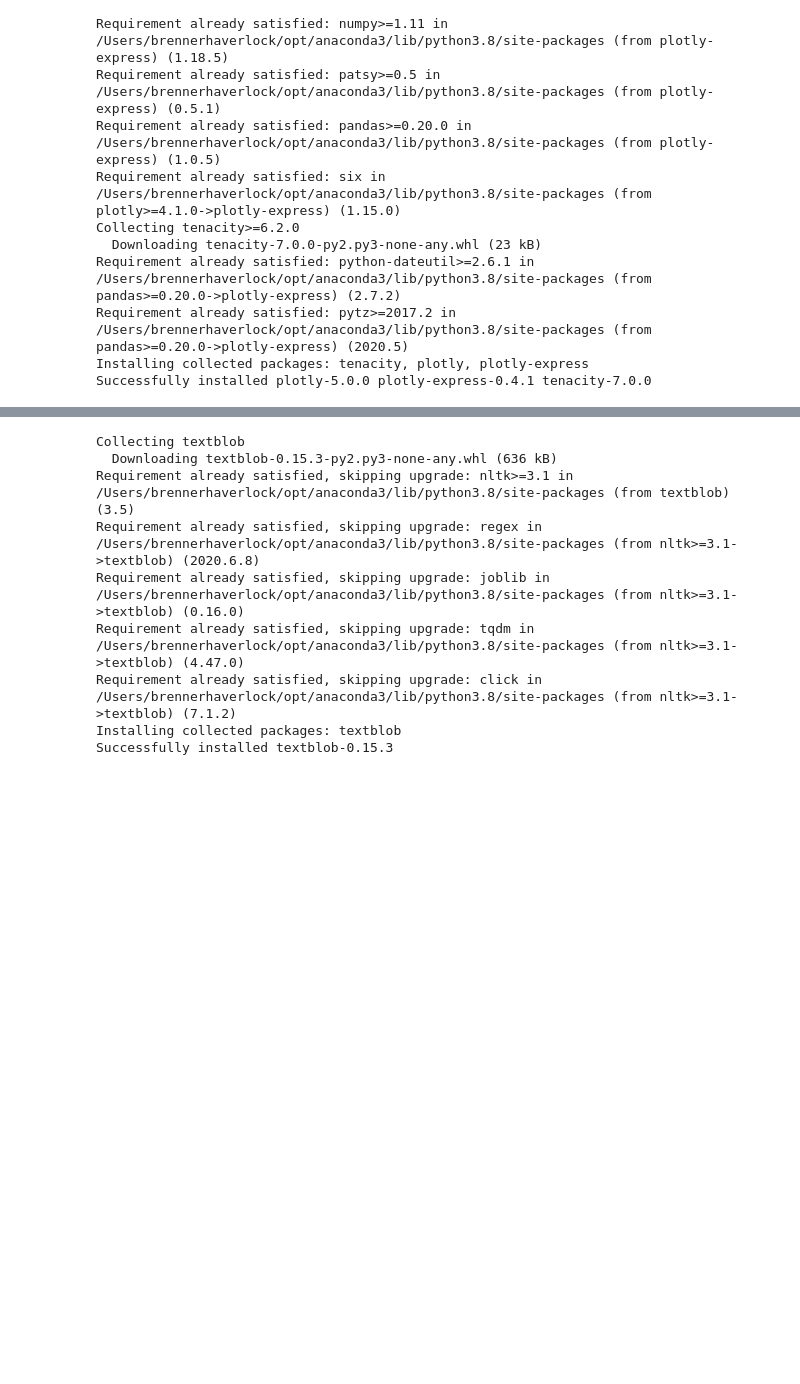
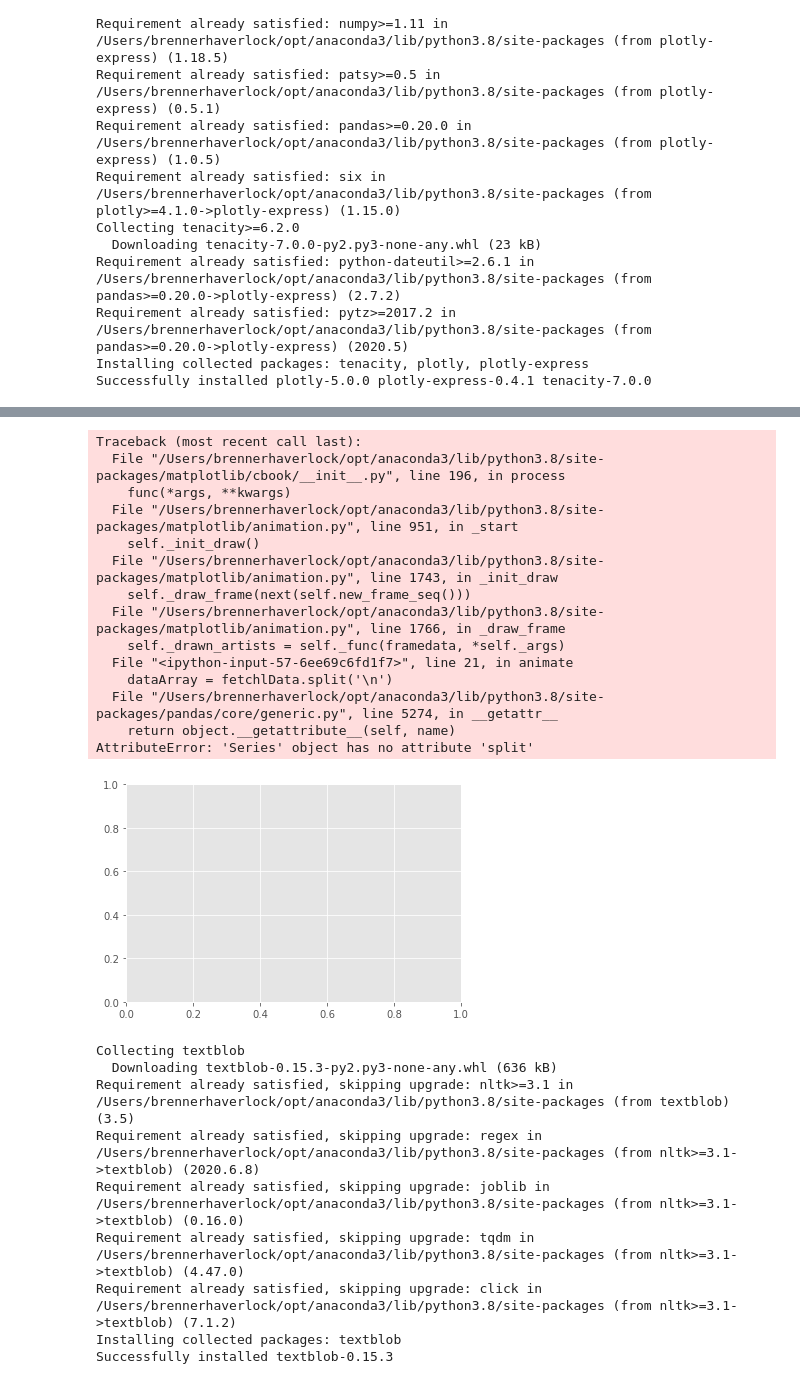
Before and after one commit to brennerhaverlock/TwitchSentiment, a Jupyter notebook: notebook.ipynb, the cells around one changed output, grey strips where cells are left out. Drawn from its saved outputs; the diff is of its cells as text; code cells hidden in the pictures; blank space fills up the shorter version.

```diff
--- a/notebook.ipynb
+++ b/notebook.ipynb
@@ -284,3 +310,8 @@ fig.show()
 # %% [output]
 [interactive output not drawn]
 [interactive output not drawn]
+# %%
+#turn df into just polarity
+polarity = df['polarity']
+polarity.head()
+polarity.drop(['dt'], axis = 1)
@@ -287,3 +330,69 @@ fig.show()
+# %%
+###########Generate the animated plot#############
+#Import the respective classes
+import matplotlib.pyplot as plt
+import matplotlib.animation as animation
+from matplotlib import style
+import time
+
+#Apply the "ggplot" style sheet
+#More details: https://matplotlib.org/gallery/style_sheets/ggplot.html
+style.use("ggplot")
+
+figure = plt.figure()
+#To the figure, add a 1 row X 1 column subspot
+#More details on subplot: https://matplotlib.org/api/pyplot_api.html#matplotlib.pyplot.subplot
+plotHandle = figure.add_subplot(1,1,1)
+
+
+#recipe to animate the data of twitter polaraity
+def animate(i):
+    fetchlData = df['polarity']
+    dataArray = fetchlData.split('\n')
+    xarray = []
+    yarray = []
+
+    xcord = 0
+    ycord = 0
+
+    for l in range(len(dataArray)):
+        xcord += 1
+        polarity = dataArray[l]
+        #print(float(polarity))
+        if len(dataArray[l])>1:
+            if float(polarity)>0.0:
+                ycord += 1
+                #print(y)
+            elif float(polarity)<0.0:
+                #print(y)
+                ycord -= 1
+
+        xarray.append(xcord)
+        yarray.append(ycord)
+        #print(l)
+
+    plotHandle.clear()
+    plotHandle.plot(xarray,yarray)
+
+
+ani = animation.FuncAnimation(figure, animate, frames=200, interval=20)
+plt.show()
+# %% [output]
+Traceback (most recent call last):
+  File "/Users/brennerhaverlock/opt/anaconda3/lib/python3.8/site-packages/matplotlib/cbook/__init__.py", line 196, in process
+    func(*args, **kwargs)
+  File "/Users/brennerhaverlock/opt/anaconda3/lib/python3.8/site-packages/matplotlib/animation.py", line 951, in _start
+    self._init_draw()
+  File "/Users/brennerhaverlock/opt/anaconda3/lib/python3.8/site-packages/matplotlib/animation.py", line 1743, in _init_draw
+    self._draw_frame(next(self.new_frame_seq()))
+  File "/Users/brennerhaverlock/opt/anaconda3/lib/python3.8/site-packages/matplotlib/animation.py", line 1766, in _draw_frame
+    self._drawn_artists = self._func(framedata, *self._args)
+  File "<ipython-input-57-6ee69c6fd1f7>", line 21, in animate
+    dataArray = fetchlData.split('\n')
+  File "/Users/brennerhaverlock/opt/anaconda3/lib/python3.8/site-packages/pandas/core/generic.py", line 5274, in __getattr__
+    return object.__getattribute__(self, name)
+AttributeError: 'Series' object has no attribute 'split'
+[figure, added]
 # %%
 #!pip install -U textblob
 # %% [output]
```
Also changed, not shown: parts of 8 cells of this notebook, 28 other files.
